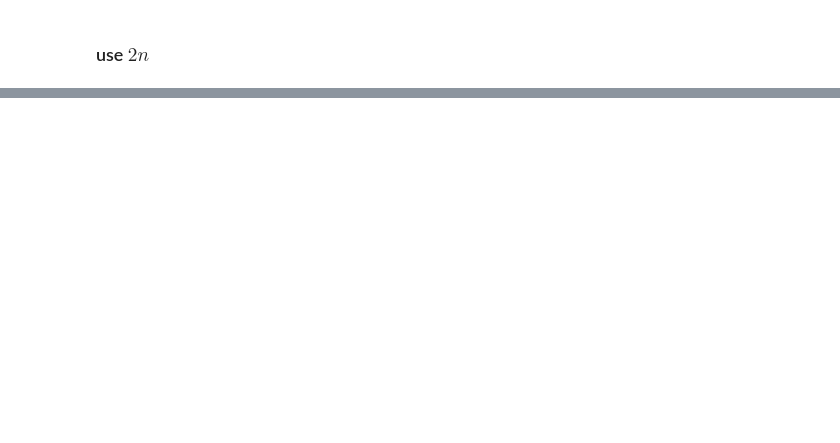
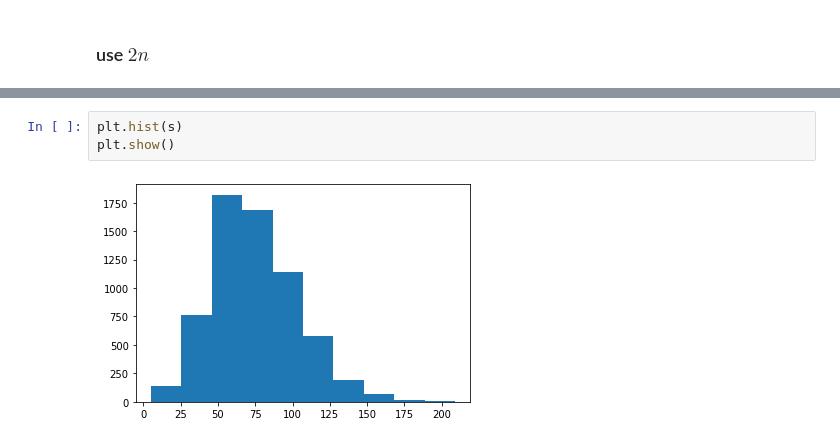
Before and after one commit to zihao12/pyJSMF-RAW, a Jupyter notebook: experiments/findK-correction-jk2.ipynb, the cells around one changed output, grey strips where cells are left out. Drawn from its saved outputs; the diff is of its cells as text; blank space fills up the shorter version.

```diff
--- a/experiments/findK-correction-jk2.ipynb
+++ b/experiments/findK-correction-jk2.ipynb
@@ -359,0 +383,5 @@ vis_extremal_pca(Cbar_pj, S2.astype(int), [0, 1], annotate=True, fontsize=10)
+# %%
+plt.hist(s)
+plt.show()
+# %% [output]
+[figure, added]
```
Also changed, not shown: parts of 4 cells of this notebook, 3 other files.
